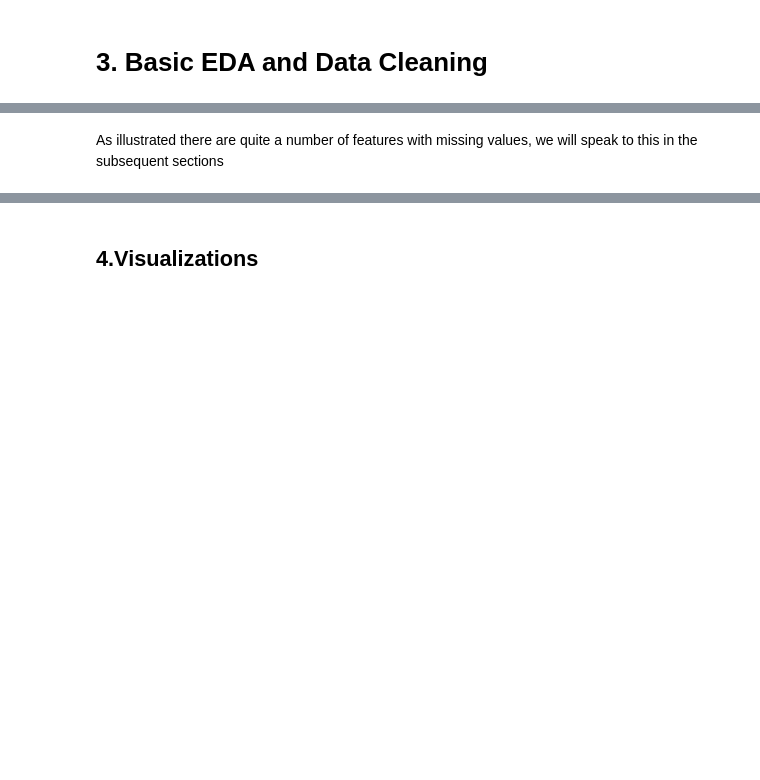
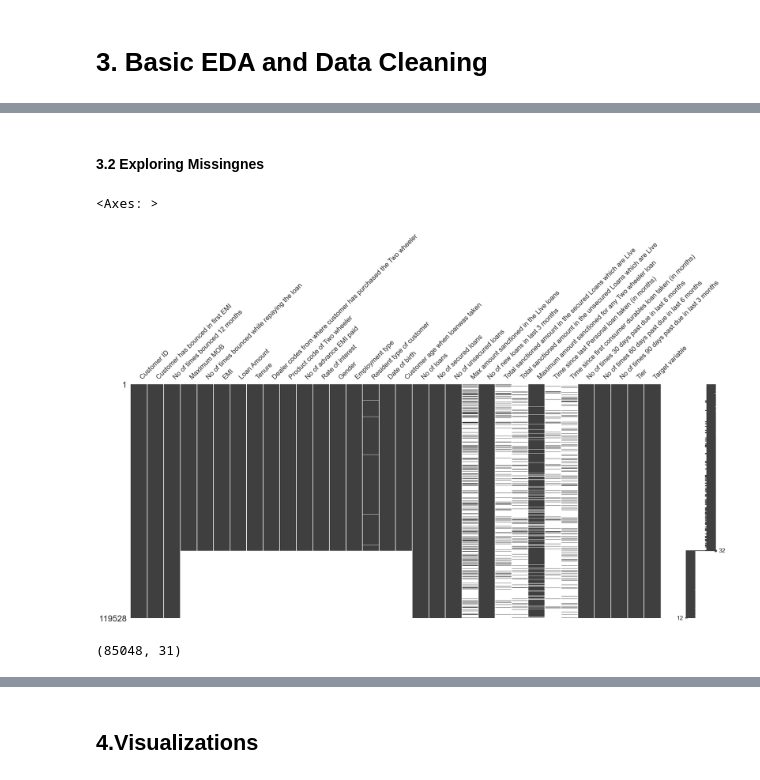
Before and after one commit to MercyMburu/credit_risk_modelling_WEEK3PROJECT, a Jupyter notebook: credit_risk.ipynb, the cells around one changed output, grey strips where cells are left out. Cells and saved outputs as stored; diff of their text form; code cells hidden in the pictures; blank space fills up the shorter version.

```diff
--- a/credit_risk.ipynb
+++ b/credit_risk.ipynb
@@ -111,5 +115,10 @@ Data columns (total 32 columns):
  31  Target variable                                                 119528 non-null  int64
 dtypes: float64(15), int64(11), str(6)
 memory usage: 29.2 MB
-# %% [markdown]
-As illustrated there are quite a number of features with missing values, we will speak to this in the subsequent sections
+# %% [markdown]
+#### 3.2 Exploring Missingnes
+# %%
+mn.matrix(Loan_renamed)
+# %% [output]
+<Axes: >
+[figure, added]
@@ -115,0 +128,6 @@ As illustrated there are quite a number of features with missing values, we will
+# %%
+#Removing irrelevant columns
+Loan_renamed.drop('Customer ID', axis = 1, inplace = True)
+Loan_renamed.shape
+# %% [output]
+(85048, 31)
```
Also changed, not shown: parts of 13 cells of this notebook.
